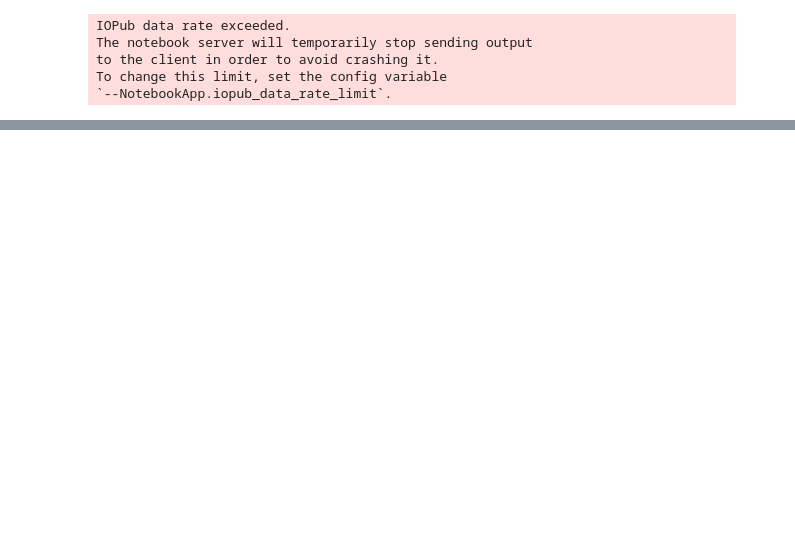
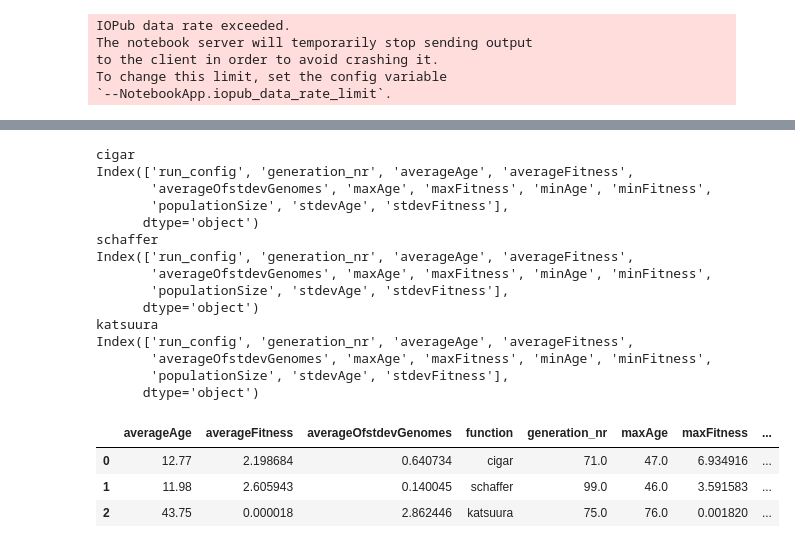
Before and after one commit to deZakelijke/Evolutionary_Computing, a Jupyter notebook: src/algorithm_analysis.ipynb, the cells around one changed output, grey strips where cells are left out. Cells and saved outputs as stored; diff of their text form; code cells hidden in the pictures; blank space fills up the shorter version.

```diff
--- a/src/algorithm_analysis.ipynb
+++ b/src/algorithm_analysis.ipynb
@@ -131,0 +128,8 @@ for col in df:
+# %%
+# Mean max for different functions:
+for fn, total_df in total_dfs.items():
+    print(fn)
+    mean = total_df.groupby(['run_config', 'generation_nr']).mean()
+    max_idx = mean['maxFitness'].idxmax()
+
+    display(mean.loc[max_idx])
@@ -131,0 +232,39 @@ for col in df:
+# %%
+fn_df = pd.DataFrame()
+for fn, total_df in total_dfs.items():
+    print(fn)
+    mean = total_df.groupby(['run_config', 'generation_nr']).mean()
+    mean = mean.reset_index()
+    max_idx = mean['maxFitness'].idxmax()
+
+#     display(mean.loc[max_idx])
+#     df = df.append(obj, ignore_index=True)
+
+    row = mean.loc[max_idx]
+    row = row.copy()
+    print(row.keys())
+    row['function'] = fn
+    fn_df = fn_df.append(row, ignore_index=True)
+
+# display(fn_df)
+display(HTML(fn_df.to_html()))
+# %% [output]
+cigar
+Index(['run_config', 'generation_nr', 'averageAge', 'averageFitness',
+       'averageOfstdevGenomes', 'maxAge', 'maxFitness', 'minAge', 'minFitness',
+       'populationSize', 'stdevAge', 'stdevFitness'],
+      dtype='object')
+schaffer
+Index(['run_config', 'generation_nr', 'averageAge', 'averageFitness',
+       'averageOfstdevGenomes', 'maxAge', 'maxFitness', 'minAge', 'minFitness',
+       'populationSize', 'stdevAge', 'stdevFitness'],
+      dtype='object')
+katsuura
+Index(['run_config', 'generation_nr', 'averageAge', 'averageFitness',
+       'averageOfstdevGenomes', 'maxAge', 'maxFitness', 'minAge', 'minFitness',
+       'populationSize', 'stdevAge', 'stdevFitness'],
+      dtype='object')
+|  | averageAge | averageFitness | averageOfstdevGenomes | function | generation_nr | maxAge | maxFitness | ... |
+| 0 | 12.77 | 2.198684 | 0.640734 | cigar | 71.0 | 47.0 | 6.934916 | ... |
+| 1 | 11.98 | 2.605943 | 0.140045 | schaffer | 99.0 | 46.0 | 3.591583 | ... |
+| 2 | 43.75 | 0.000018 | 2.862446 | katsuura | 75.0 | 76.0 | 0.001820 | ... |
```
Also changed, not shown: parts of 10 cells of this notebook, 3 other files.
